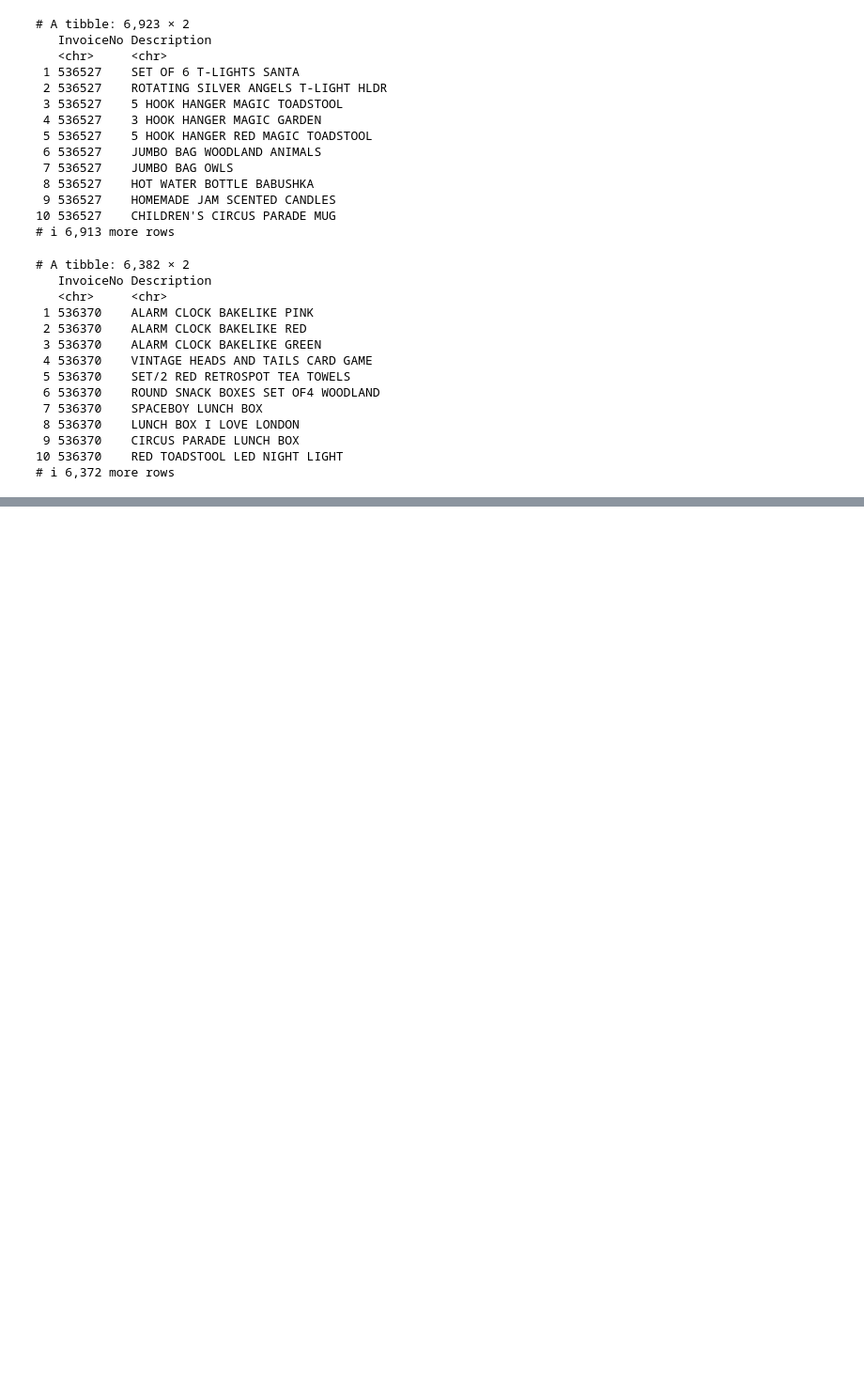
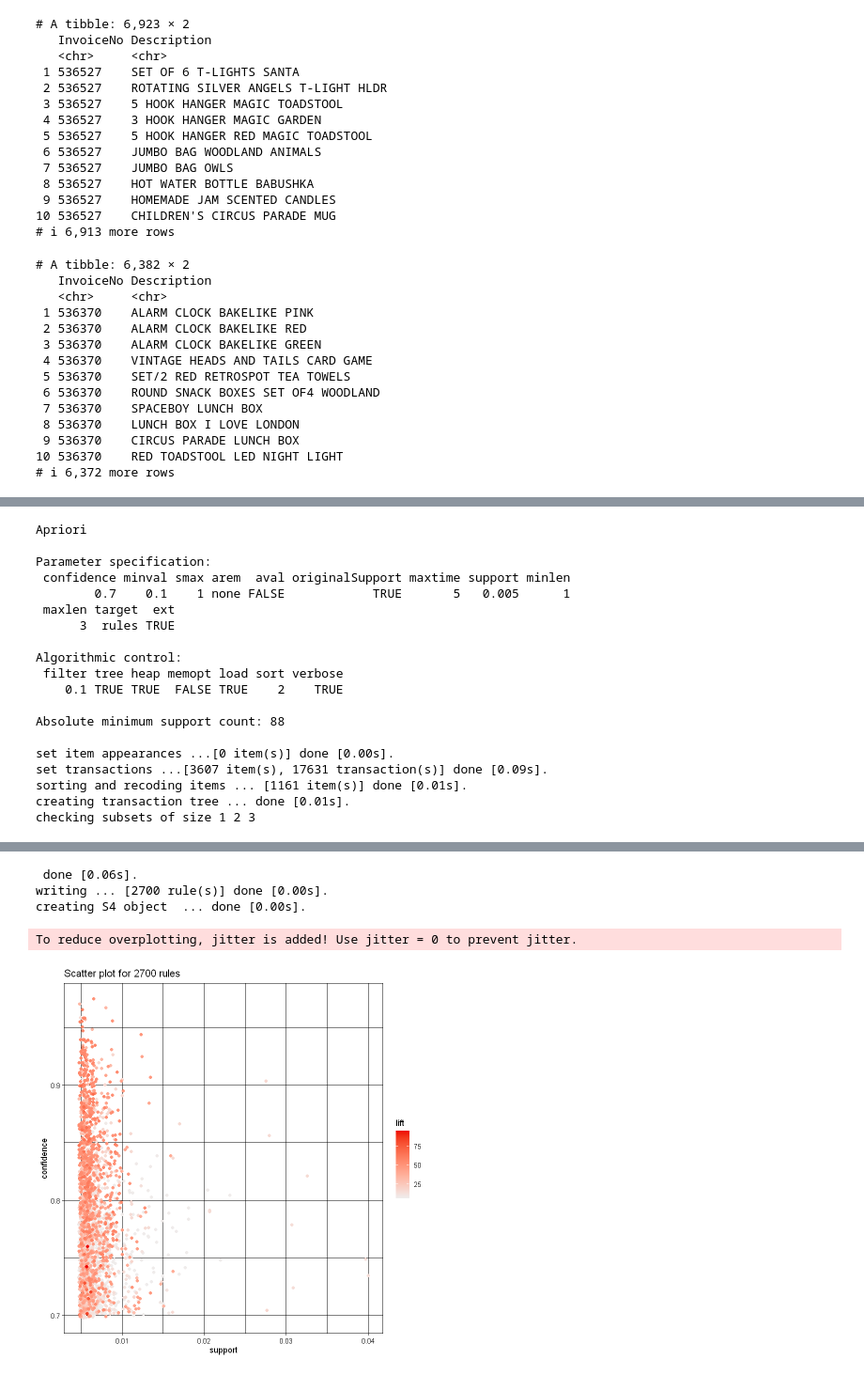
Before and after one commit to lfernando123/MBA_For_OnlineRetailData, a Jupyter notebook: data_understanding.ipynb, the cells around one changed output, grey strips where cells are left out. Shown at 94% size. Saved outputs shown, nothing was run; the diff lists cells and outputs as text; code cells hidden in the pictures; blank space fills up the shorter version.

```diff
--- a/data_understanding.ipynb
+++ b/data_understanding.ipynb
@@ -332,0 +356,24 @@ Warning message:
+# %%
+rules <- apriori(trans, parameter = list(supp = 0.005, conf = 0.7, maxlen = 3))
+rules <- subset(rules, lift > 2)
+plot(rules)
+# %% [output]
+Apriori
+
+Parameter specification:
+ confidence minval smax arem  aval originalSupport maxtime support minlen
+        0.7    0.1    1 none FALSE            TRUE       5   0.005      1
+ maxlen target  ext
+      3  rules TRUE
+
+Algorithmic control:
+ filter tree heap memopt load sort verbose
+    0.1 TRUE TRUE  FALSE TRUE    2    TRUE
+
+Absolute minimum support count: 88
+
+set item appearances ...[0 item(s)] done [0.00s].
+set transactions ...[3607 item(s), 17631 transaction(s)] done [0.09s].
+sorting and recoding items ... [1161 item(s)] done [0.01s].
+creating transaction tree ... done [0.01s].
+checking subsets of size 1 2 3
@@ -332,0 +382,5 @@ Warning message:
+ done [0.06s].
+writing ... [2700 rule(s)] done [0.00s].
+creating S4 object  ... done [0.00s].
+To reduce overplotting, jitter is added! Use jitter = 0 to prevent jitter.
+[figure, added]
```
Also changed, not shown: parts of 17 cells of this notebook, 1 other file.
